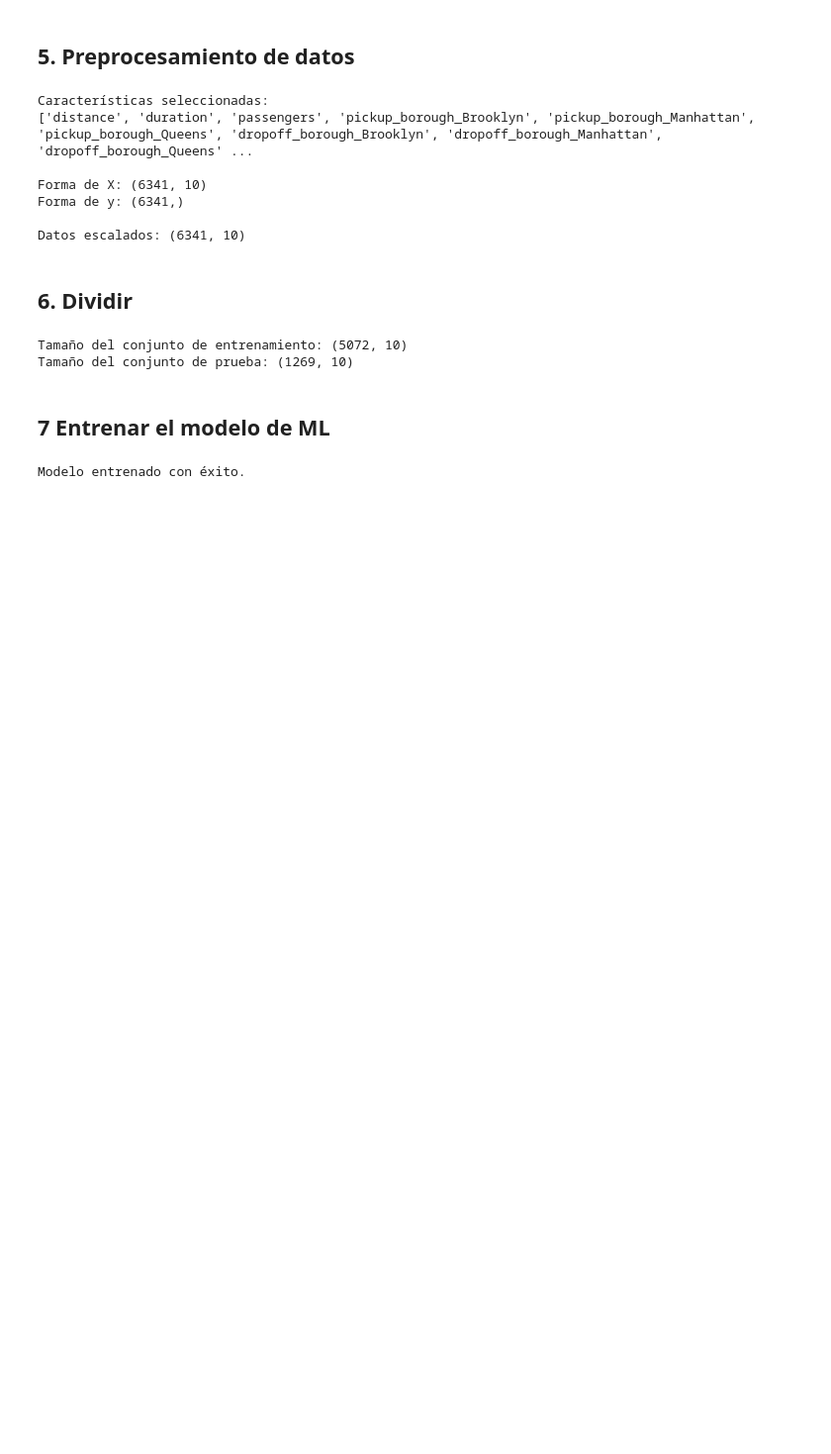
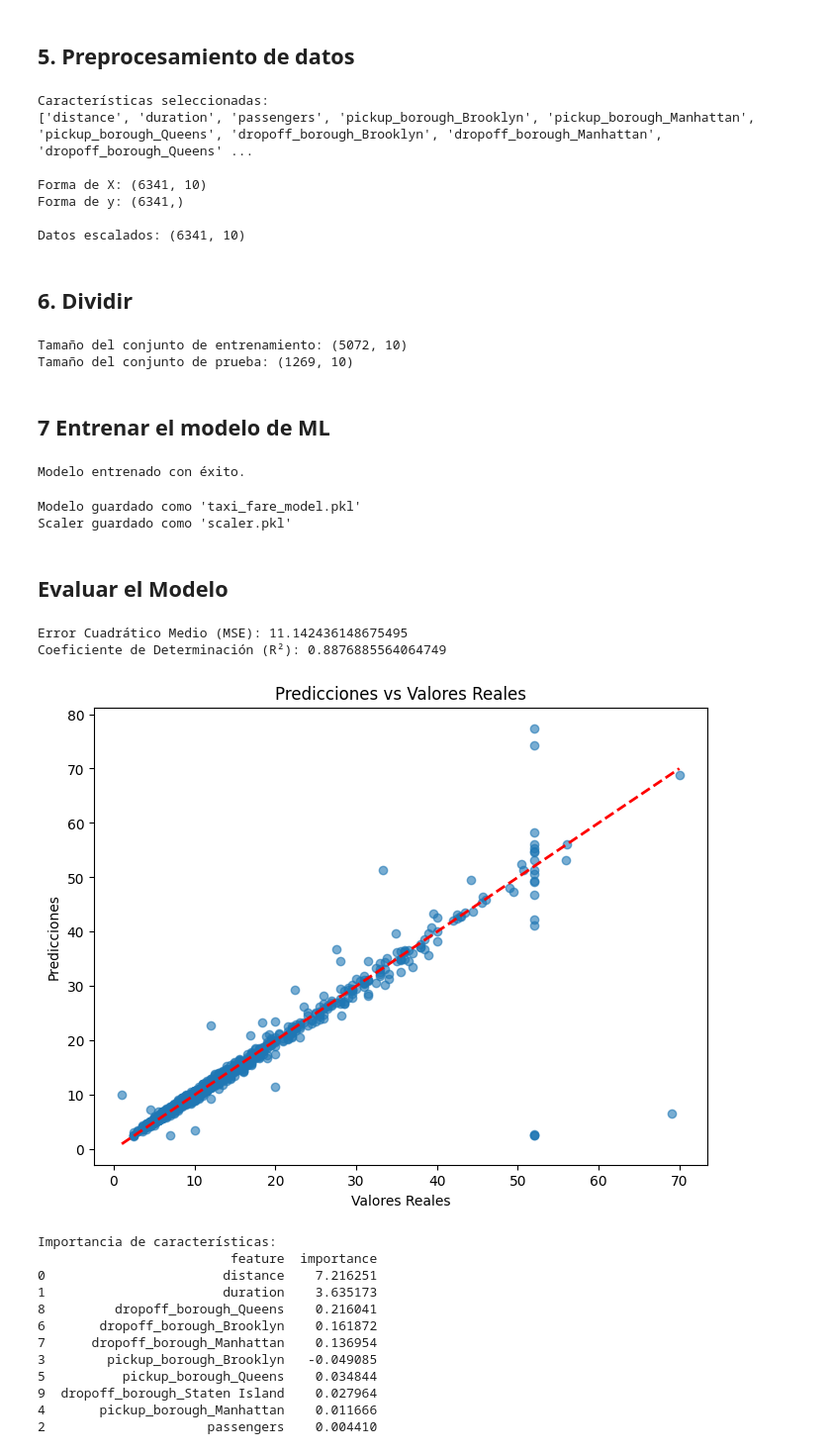
Before and after one commit to marcofmayta/IANtaller1, a Jupyter notebook: main.ipynb, the cells around one changed output. Shown at 99% size. Drawn from its saved outputs; the diff is of its cells as text; code cells hidden in the pictures; blank space fills up the shorter version.

Commit message:
feat: Se guardo y se evaluo el modelo

```diff
--- a/main.ipynb
+++ b/main.ipynb
@@ -243,3 +243,59 @@ model.fit(X_train, y_train)
 print("Modelo entrenado con éxito.")
 # %% [output]
 Modelo entrenado con éxito.
+# %%
+# Guardar el modelo entrenado
+import joblib
+joblib.dump(model, 'taxi_fare_model.pkl')
+print("Modelo guardado como 'taxi_fare_model.pkl'")
+
+# También guardar el scaler para preprocesar nuevas predicciones
+joblib.dump(scaler, 'scaler.pkl')
+print("Scaler guardado como 'scaler.pkl'")
+# %% [output]
+Modelo guardado como 'taxi_fare_model.pkl'
+Scaler guardado como 'scaler.pkl'
+# %% [markdown]
+## Evaluar el Modelo
+# %%
+y_pred = model.predict(X_test)
+
+# Métricas de evaluación
+mse = mean_squared_error(y_test, y_pred)
+r2 = r2_score(y_test, y_pred)
+
+print("Error Cuadrático Medio (MSE):", mse)
+print("Coeficiente de Determinación (R²):", r2)
+
+# Visualizar predicciones vs valores reales
+plt.figure(figsize=(8, 6))
+plt.scatter(y_test, y_pred, alpha=0.6)
+plt.plot([y_test.min(), y_test.max()], [y_test.min(), y_test.max()], 'r--', lw=2)
+plt.xlabel('Valores Reales')
+plt.ylabel('Predicciones')
+plt.title('Predicciones vs Valores Reales')
+plt.show()
+
+# Importancia de características
+if hasattr(model, 'coef_'):
+    feature_names = X.columns
+    importance = pd.DataFrame({'feature': feature_names, 'importance': model.coef_})
+    importance = importance.sort_values('importance', key=abs, ascending=False)
+    print("\nImportancia de características:")
+    print(importance)
+# %% [output]
+Error Cuadrático Medio (MSE): 11.142436148675495
+Coeficiente de Determinación (R²): 0.8876885564064749
+[figure, added]
+Importancia de características:
+                         feature  importance
+0                       distance    7.216251
+1                       duration    3.635173
+8         dropoff_borough_Queens    0.216041
+6       dropoff_borough_Brooklyn    0.161872
+7      dropoff_borough_Manhattan    0.136954
+3        pickup_borough_Brooklyn   -0.049085
+5          pickup_borough_Queens    0.034844
+9  dropoff_borough_Staten Island    0.027964
+4       pickup_borough_Manhattan    0.011666
+2                     passengers    0.004410
```
Also changed, not shown: 2 other files.
